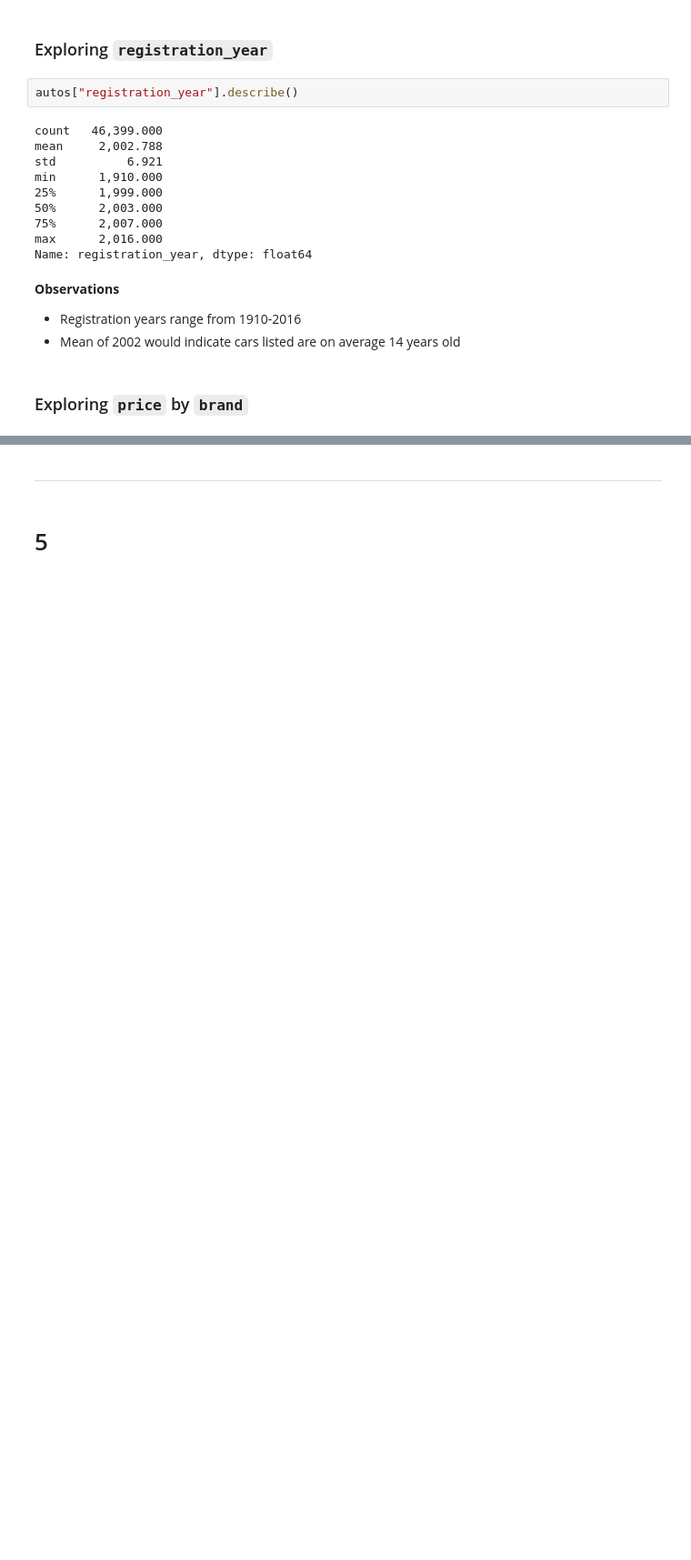
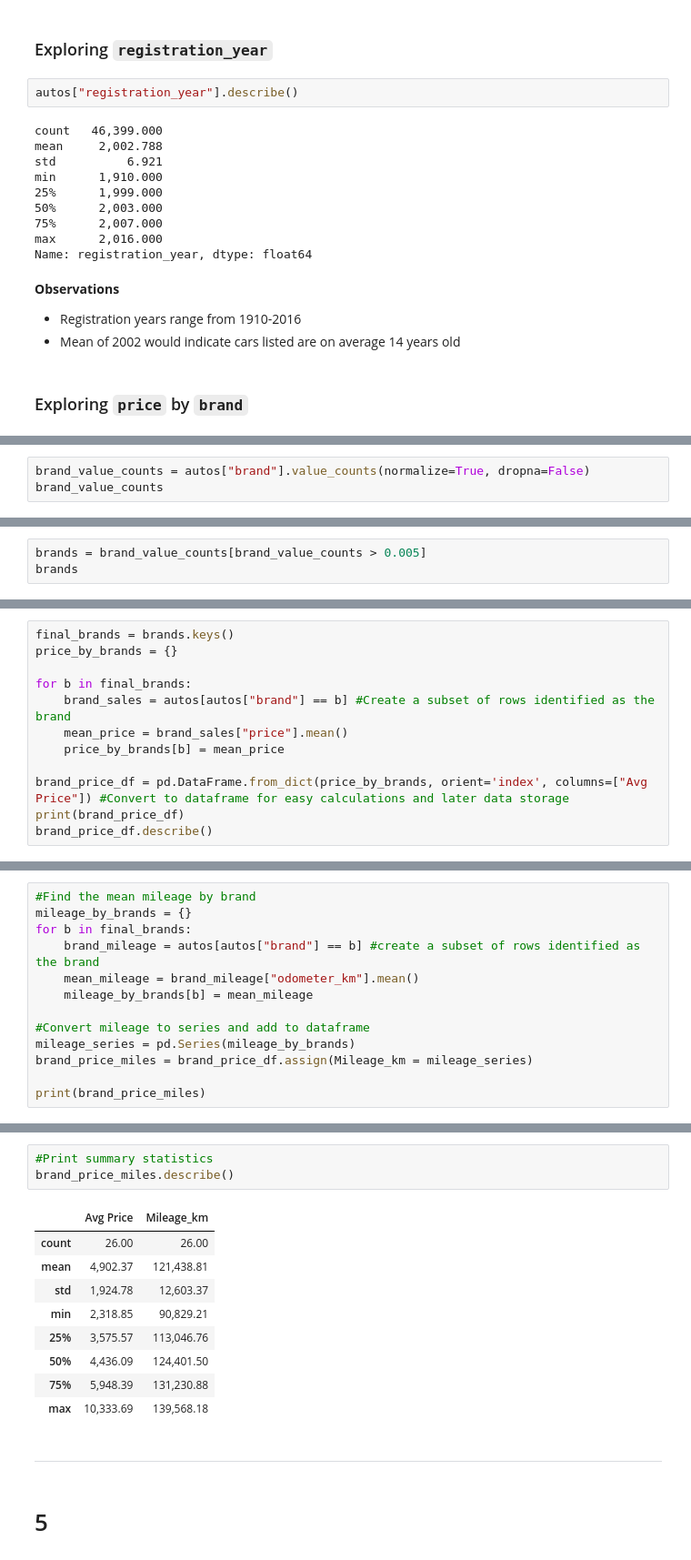
Before and after one commit to aleciaduncan/Data-Analysis, a Jupyter notebook: eBay_Klein/eBay_auto_sales_analysis.ipynb, the cells around one changed output, grey strips where cells are left out. Shown at 91% size. Drawn from its saved outputs; the diff is of its cells as text; blank space fills up the shorter version.

```diff
--- a/eBay_Klein/eBay_auto_sales_analysis.ipynb
+++ b/eBay_Klein/eBay_auto_sales_analysis.ipynb
@@ -683,0 +660,3 @@ Name: brand, dtype: int64
+# %%
+brand_value_counts = autos["brand"].value_counts(normalize=True, dropna=False)
+brand_value_counts
@@ -683,0 +681,3 @@ Name: brand, dtype: int64
+# %%
+brands = brand_value_counts[brand_value_counts > 0.005]
+brands
@@ -683,0 +702,12 @@ Name: brand, dtype: int64
+# %%
+final_brands = brands.keys()
+price_by_brands = {}
+
+for b in final_brands:
+    brand_sales = autos[autos["brand"] == b] #Create a subset of rows identified as the brand
+    mean_price = brand_sales["price"].mean()
+    price_by_brands[b] = mean_price
+
+brand_price_df = pd.DataFrame.from_dict(price_by_brands, orient='index', columns=["Avg Price"]) #Convert to dataframe for easy calculations and later data storage
+print(brand_price_df)
+brand_price_df.describe()
@@ -683,0 +747,13 @@ Name: brand, dtype: int64
+# %%
+#Find the mean mileage by brand
+mileage_by_brands = {}
+for b in final_brands:
+    brand_mileage = autos[autos["brand"] == b] #create a subset of rows identified as the brand
+    mean_mileage = brand_mileage["odometer_km"].mean()
+    mileage_by_brands[b] = mean_mileage
+
+#Convert mileage to series and add to dataframe
+mileage_series = pd.Series(mileage_by_brands)
+brand_price_miles = brand_price_df.assign(Mileage_km = mileage_series)
+
+print(brand_price_miles)
@@ -684,3 +778,16 @@ Name: brand, dtype: int64
+# %%
+#Print summary statistics
+brand_price_miles.describe()
+# %% [output]
+|  | Avg Price | Mileage_km |
+| count | 26.00 | 26.00 |
+| mean | 4,902.37 | 121,438.81 |
+| std | 1,924.78 | 12,603.37 |
+| min | 2,318.85 | 90,829.21 |
+| 25% | 3,575.57 | 113,046.76 |
+| 50% | 4,436.09 | 124,401.50 |
+| 75% | 5,948.39 | 131,230.88 |
+| max | 10,333.69 | 139,568.18 |
 # %% [markdown]
 ---
 # %% [markdown]
```
Also changed, not shown: parts of 17 cells of this notebook.
